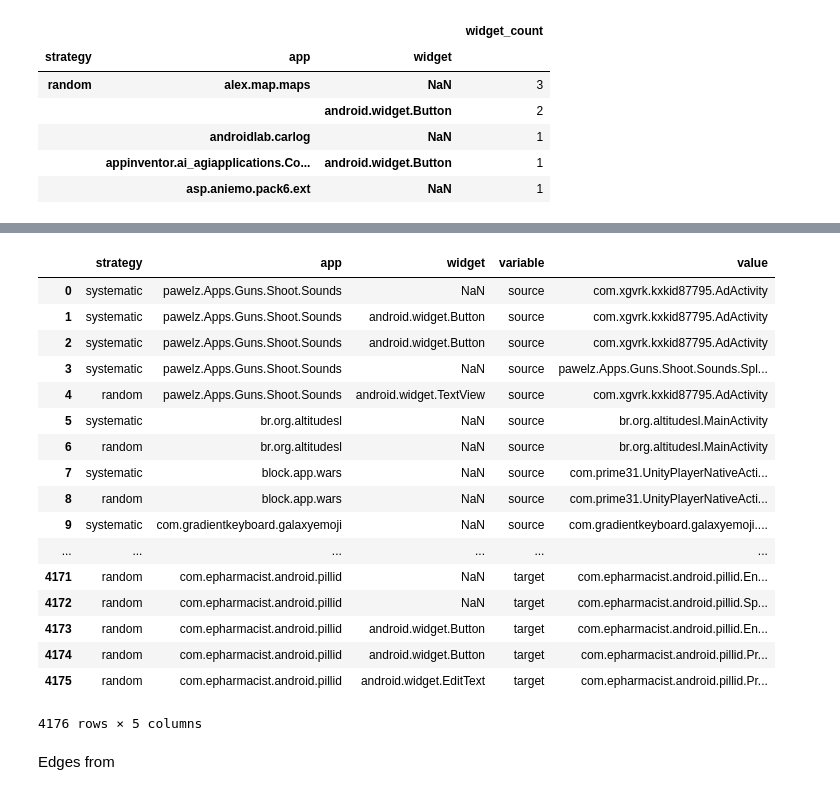
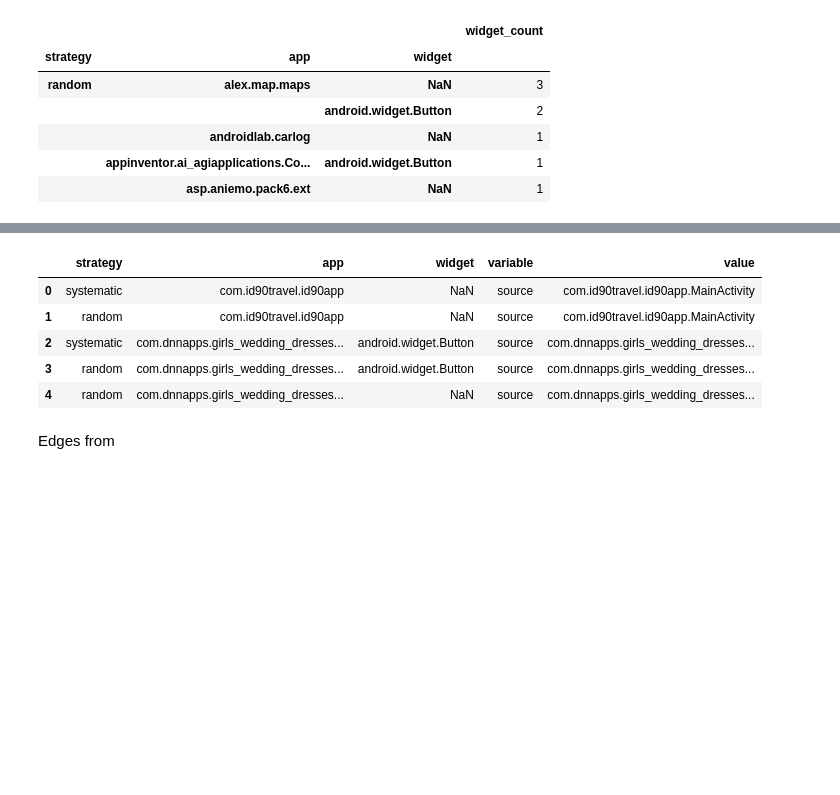
Before and after one commit to sangamk/IncubatorDataAnalyser, a Jupyter notebook: notebooks/WidgetGraph.ipynb, the cells around one changed output, grey strips where cells are left out. Saved outputs shown, nothing was run; the diff lists cells and outputs as text; code cells hidden in the pictures; blank space fills up the shorter version.

```diff
--- a/notebooks/WidgetGraph.ipynb
+++ b/notebooks/WidgetGraph.ipynb
@@ -93,26 +101,14 @@ unique_widgets_per_app
 # %%
 number_of_unique_screens_per_app = test_graph_df[['strategy', 'app', 'source', 'target', 'widget']].melt(
     id_vars=['strategy', 'app', 'widget'])
-number_of_unique_screens_per_app
+number_of_unique_screens_per_app.head()
 # %% [output]
 |  | strategy | app | widget | variable | value |
-| 0 | systematic | pawelz.Apps.Guns.Shoot.Sounds | NaN | source | com.xgvrk.kxkid87795.AdActivity |
-| 1 | systematic | pawelz.Apps.Guns.Shoot.Sounds | android.widget.Button | source | com.xgvrk.kxkid87795.AdActivity |
-| 2 | systematic | pawelz.Apps.Guns.Shoot.Sounds | android.widget.Button | source | com.xgvrk.kxkid87795.AdActivity |
-| 3 | systematic | pawelz.Apps.Guns.Shoot.Sounds | NaN | source | pawelz.Apps.Guns.Shoot.Sounds.Spl... |
-| 4 | random | pawelz.Apps.Guns.Shoot.Sounds | android.widget.TextView | source | com.xgvrk.kxkid87795.AdActivity |
-| 5 | systematic | br.org.altitudesl | NaN | source | br.org.altitudesl.MainActivity |
-| 6 | random | br.org.altitudesl | NaN | source | br.org.altitudesl.MainActivity |
-| 7 | systematic | block.app.wars | NaN | source | com.prime31.UnityPlayerNativeActi... |
-| 8 | random | block.app.wars | NaN | source | com.prime31.UnityPlayerNativeActi... |
-| 9 | systematic | com.gradientkeyboard.galaxyemoji | NaN | source | com.gradientkeyboard.galaxyemoji.... |
-| ... | ... | ... | ... | ... | ... |
-| 4171 | random | com.epharmacist.android.pillid | NaN | target | com.epharmacist.android.pillid.En... |
-| 4172 | random | com.epharmacist.android.pillid | NaN | target | com.epharmacist.android.pillid.Sp... |
-| 4173 | random | com.epharmacist.android.pillid | android.widget.Button | target | com.epharmacist.android.pillid.En... |
-| 4174 | random | com.epharmacist.android.pillid | android.widget.Button | target | com.epharmacist.android.pillid.Pr... |
-| 4175 | random | com.epharmacist.android.pillid | android.widget.EditText | target | com.epharmacist.android.pillid.Pr... |
+| 0 | systematic | com.id90travel.id90app | NaN | source | com.id90travel.id90app.MainActivity |
+| 1 | random | com.id90travel.id90app | NaN | source | com.id90travel.id90app.MainActivity |
+| 2 | systematic | com.dnnapps.girls_wedding_dresses... | android.widget.Button | source | com.dnnapps.girls_wedding_dresses... |
+| 3 | random | com.dnnapps.girls_wedding_dresses... | android.widget.Button | source | com.dnnapps.girls_wedding_dresses... |
+| 4 | random | com.dnnapps.girls_wedding_dresses... | NaN | source | com.dnnapps.girls_wedding_dresses... |
-4176 rows × 5 columns
 # %% [markdown]
 Edges from
 # %%
```
Also changed, not shown: parts of 18 cells of this notebook, 2 other files.
